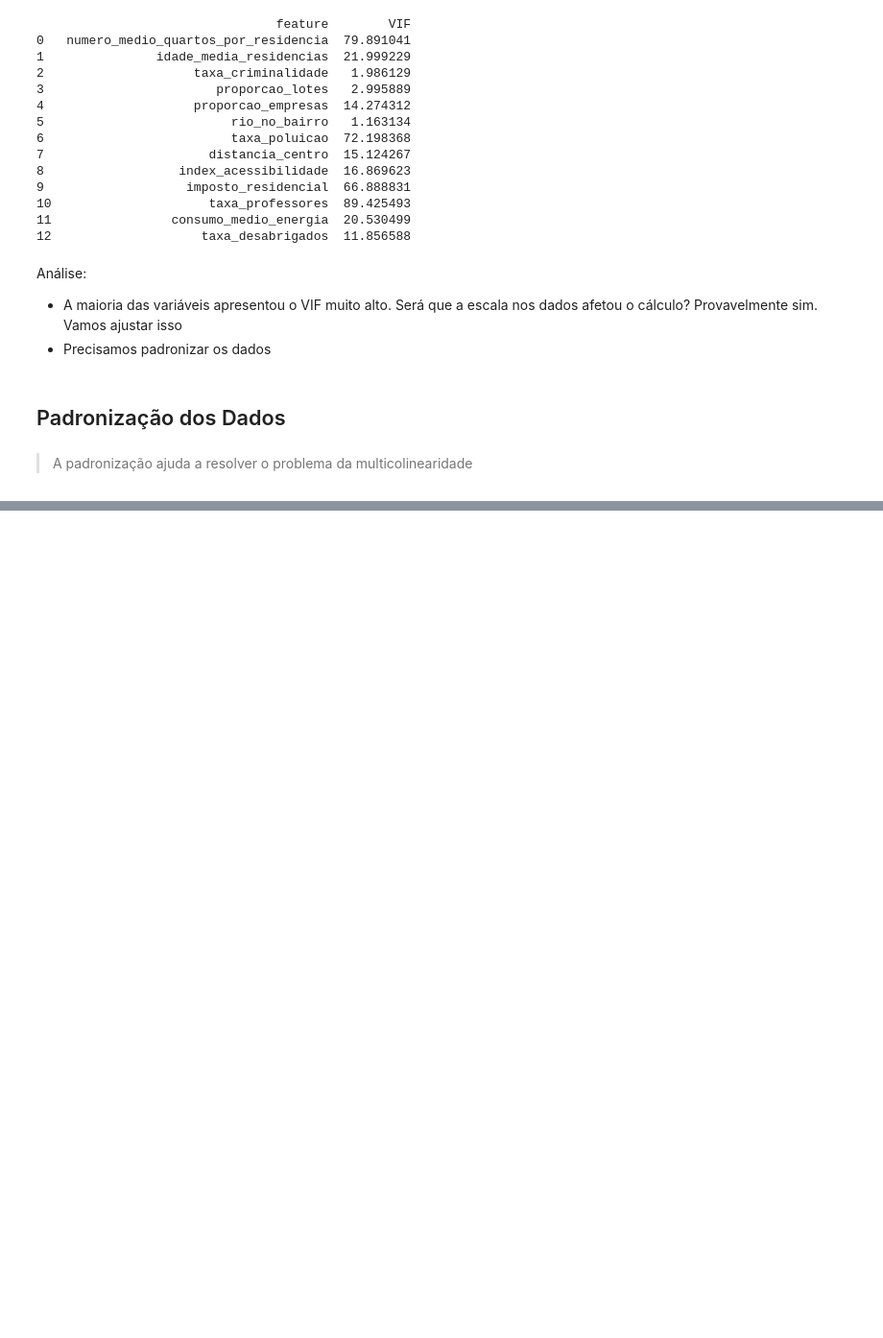
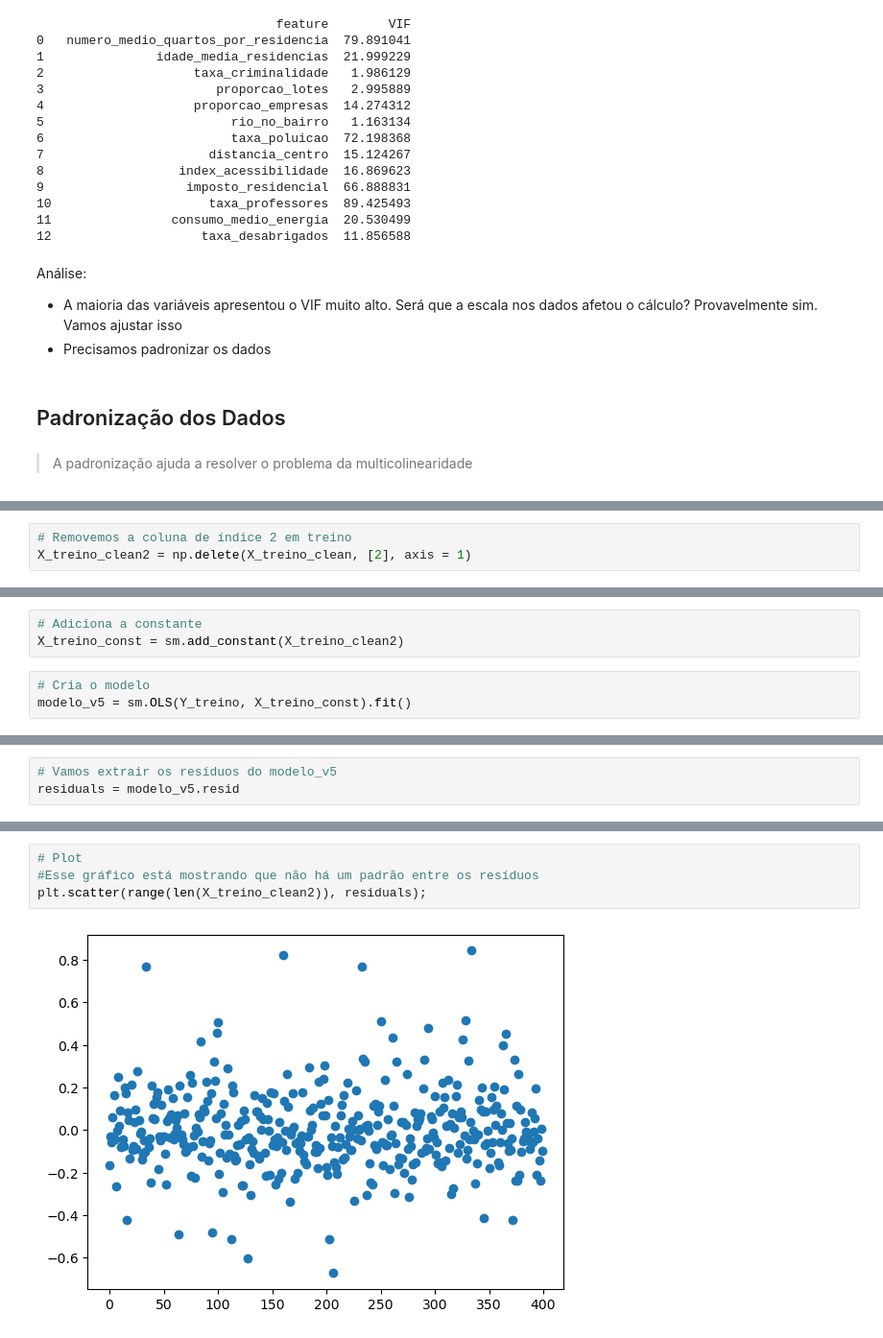
Before and after one commit to anandasouza/Aplicacao-e-Interpretacao-de-Testes-estatisticos, a Jupyter notebook: projeto.ipynb, the cells around one changed output, grey strips where cells are left out. Shown at 96% size. Cells and saved outputs as stored; diff of their text form; blank space fills up the shorter version.

```diff
--- a/projeto.ipynb
+++ b/projeto.ipynb
@@ -587,0 +949,3 @@ Análise:
+# %%
+# Removemos a coluna de índice 2 em treino
+X_treino_clean2 = np.delete(X_treino_clean, [2], axis = 1)
@@ -587,0 +967,6 @@ Análise:
+# %%
+# Adiciona a constante
+X_treino_const = sm.add_constant(X_treino_clean2)
+# %%
+# Cria o modelo
+modelo_v5 = sm.OLS(Y_treino, X_treino_const).fit()
@@ -587,0 +1086,3 @@ Análise:
+# %%
+# Vamos extrair os resíduos do modelo_v5
+residuals = modelo_v5.resid
@@ -587,0 +1104,6 @@ Análise:
+# %%
+# Plot
+#Esse gráfico está mostrando que não há um padrão entre os resíduos
+plt.scatter(range(len(X_treino_clean2)), residuals);
+# %% [output]
+[figure, added]
```
Also changed, not shown: parts of 115 cells of this notebook, 1 other file.
